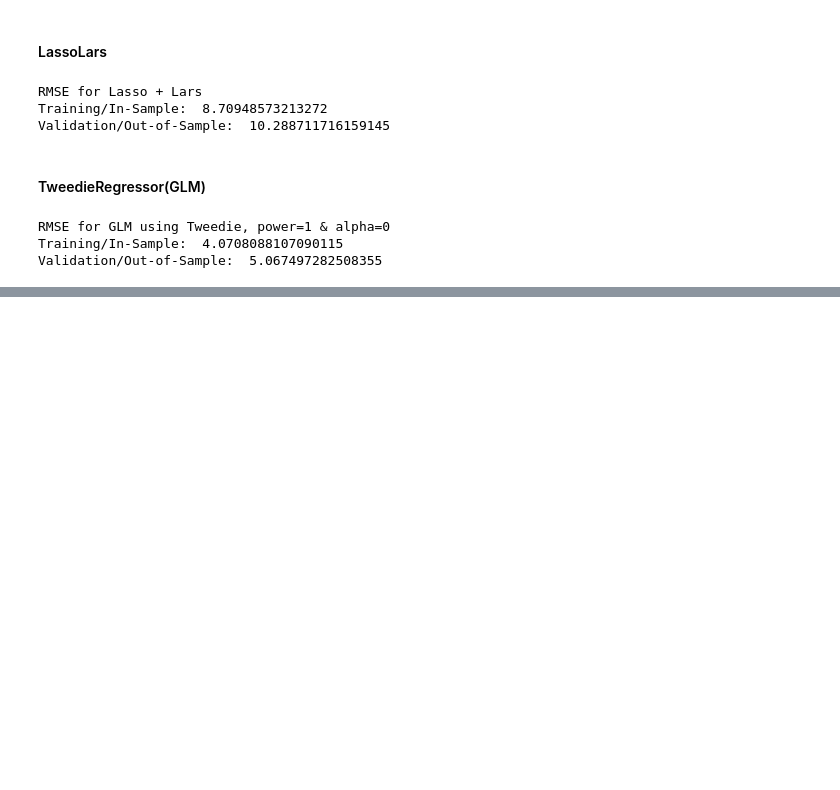
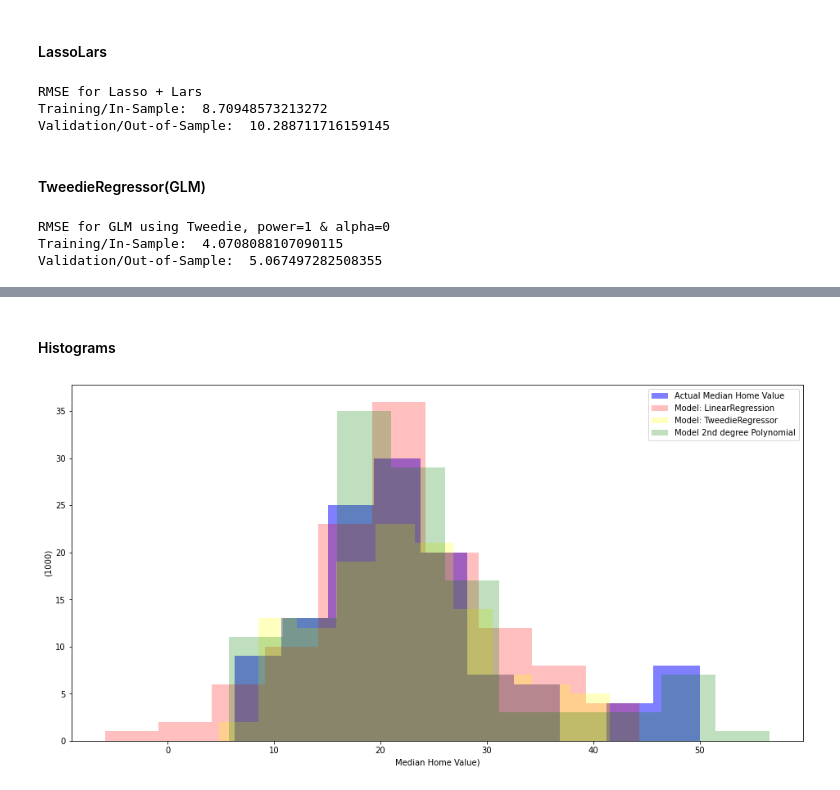
Before and after one commit to albertopuentes/regression-exercises, a Jupyter notebook: Modeling.ipynb, the cells around one changed output, grey strips where cells are left out. Saved outputs shown, nothing was run; the diff lists cells and outputs as text; code cells hidden in the pictures; blank space fills up the shorter version.

```diff
--- a/Modeling.ipynb
+++ b/Modeling.ipynb
@@ -208,0 +211,11 @@ Validation/Out-of-Sample:  5.067497282508355
+# %%
+# Create Polynomial Features
+
+pf = PolynomialFeatures(degree=2)
+
+# fit and transform X_train_scaled
+X_train_degree2 = pf.fit_transform(X_train)
+
+# transform X_validate_scaled & X_test_scaled
+X_validate_degree2 = pf.transform(X_validate)
+X_test_degree2 = pf.transform(X_test)
@@ -208,0 +296,16 @@ Validation/Out-of-Sample:  5.067497282508355
+# %% [markdown]
+#### Histograms
+# %%
+# plot to visualize actual vs predicted.
+plt.figure(figsize=(16,8))
+plt.hist(y_validate.medv, color='blue', alpha=.5, label="Actual Median Home Value")
+plt.hist(y_validate.medv_pred_lm, color='red', alpha=.25, label="Model: LinearRegression")
+plt.hist(y_validate.medv_pred_glm, color='yellow', alpha=.25, label="Model: TweedieRegressor")
+plt.hist(y_validate.medv_pred_lm2, color='green', alpha=.25, label="Model 2nd degree Polynomial")
+plt.xlabel("Median Home Value)")
+plt.ylabel("(1000)")
+plt.title("")
+plt.legend()
+plt.show()
+# %% [output]
+[figure, added]
```
Also changed, not shown: parts of 6 cells of this notebook.
